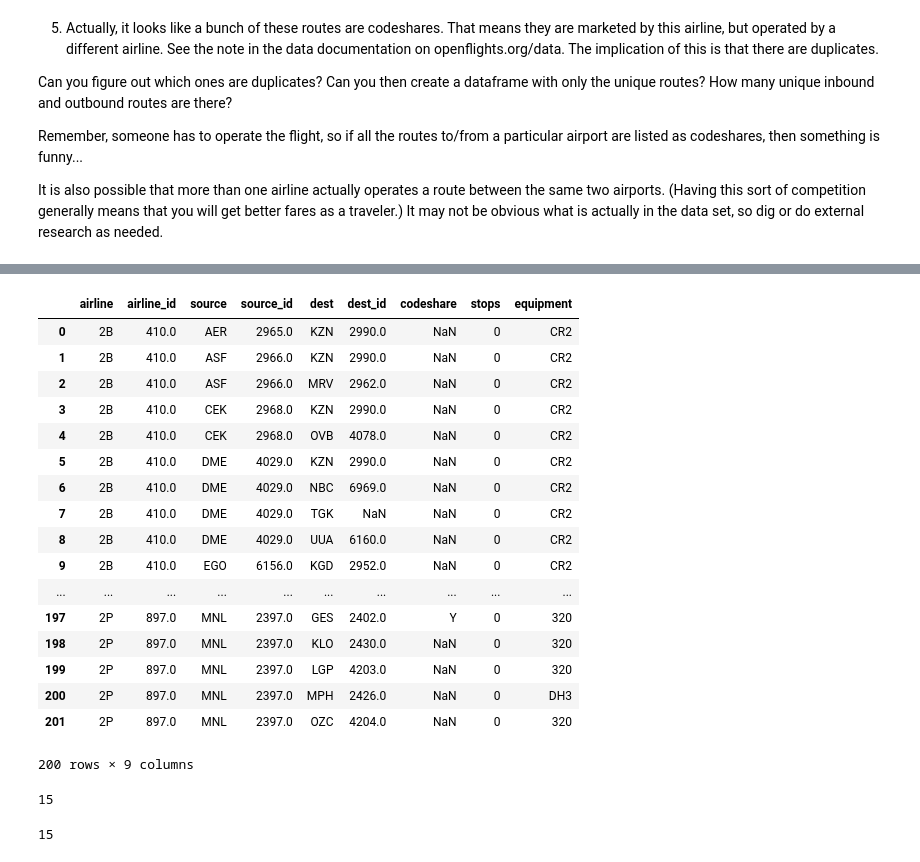
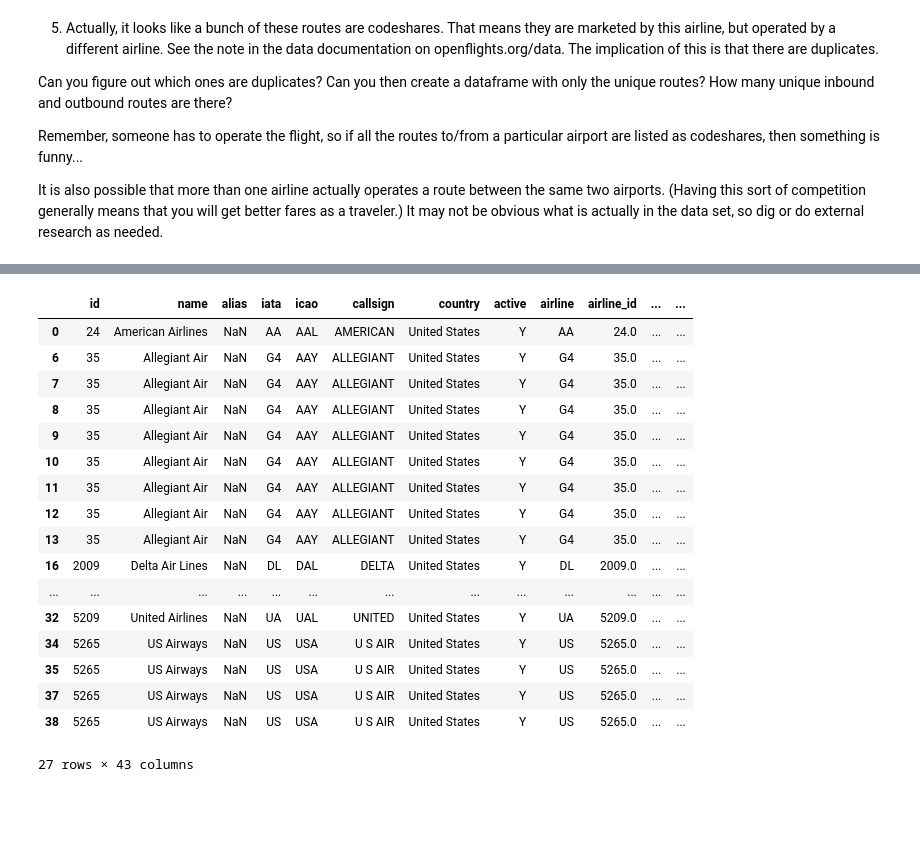
Before and after one commit to hisham32/ce599, a Jupyter notebook: 07-Data Wrangling/open-flights.ipynb, the cells around one changed output, grey strips where cells are left out. Cells and saved outputs as stored; diff of their text form; code cells hidden in the pictures; blank space fills up the shorter version.

```diff
--- a/07-Data Wrangling/open-flights.ipynb
+++ b/07-Data Wrangling/open-flights.ipynb
@@ -114,6 +169,6 @@ rin
 
 How many routes does each airline have?  The value_counts() method may be useful for answering this question.
 # %%
-rlines = pd.merge(airlines, rlex, left_on='id', right_on='airline_id')
+rlines = pd.merge(airlines, lex_routes, left_on='id', right_on='airline_id')
 rlines
 # %% [output]
@@ -214,44 +250,22 @@ rports
 # %%
-uniques = routes.drop_duplicates(['source', 'dest', 'codeshare'])
-uniques[:200]
+uniques=rlines[(~rlines.duplicated(subset=['source','dest'], keep=False)) | (rlines['codeshare'].isnull())]
+uniques
 # %% [output]
-|  | airline | airline_id | source | source_id | dest | dest_id | codeshare | stops | equipment |
-| 0 | 2B | 410.0 | AER | 2965.0 | KZN | 2990.0 | NaN | 0 | CR2 |
-| 1 | 2B | 410.0 | ASF | 2966.0 | KZN | 2990.0 | NaN | 0 | CR2 |
-| 2 | 2B | 410.0 | ASF | 2966.0 | MRV | 2962.0 | NaN | 0 | CR2 |
-| 3 | 2B | 410.0 | CEK | 2968.0 | KZN | 2990.0 | NaN | 0 | CR2 |
-| 4 | 2B | 410.0 | CEK | 2968.0 | OVB | 4078.0 | NaN | 0 | CR2 |
-| 5 | 2B | 410.0 | DME | 4029.0 | KZN | 2990.0 | NaN | 0 | CR2 |
-| 6 | 2B | 410.0 | DME | 4029.0 | NBC | 6969.0 | NaN | 0 | CR2 |
-| 7 | 2B | 410.0 | DME | 4029.0 | TGK | NaN | NaN | 0 | CR2 |
-| 8 | 2B | 410.0 | DME | 4029.0 | UUA | 6160.0 | NaN | 0 | CR2 |
-| 9 | 2B | 410.0 | EGO | 6156.0 | KGD | 2952.0 | NaN | 0 | CR2 |
-| ... | ... | ... | ... | ... | ... | ... | ... | ... | ... |
-| 197 | 2P | 897.0 | MNL | 2397.0 | GES | 2402.0 | Y | 0 | 320 |
-| 198 | 2P | 897.0 | MNL | 2397.0 | KLO | 2430.0 | NaN | 0 | 320 |
-| 199 | 2P | 897.0 | MNL | 2397.0 | LGP | 4203.0 | NaN | 0 | 320 |
-| 200 | 2P | 897.0 | MNL | 2397.0 | MPH | 2426.0 | NaN | 0 | DH3 |
-| 201 | 2P | 897.0 | MNL | 2397.0 | OZC | 4204.0 | NaN | 0 | 320 |
+|  | id | name | alias | iata | icao | callsign | country | active | airline | airline_id | ... | ... |
+| 0 | 24 | American Airlines | NaN | AA | AAL | AMERICAN | United States | Y | AA | 24.0 | ... | ... |
+| 6 | 35 | Allegiant Air | NaN | G4 | AAY | ALLEGIANT | United States | Y | G4 | 35.0 | ... | ... |
+| 7 | 35 | Allegiant Air | NaN | G4 | AAY | ALLEGIANT | United States | Y | G4 | 35.0 | ... | ... |
+| 8 | 35 | Allegiant Air | NaN | G4 | AAY | ALLEGIANT | United States | Y | G4 | 35.0 | ... | ... |
+| 9 | 35 | Allegiant Air | NaN | G4 | AAY | ALLEGIANT | United States | Y | G4 | 35.0 | ... | ... |
+| 10 | 35 | Allegiant Air | NaN | G4 | AAY | ALLEGIANT | United States | Y | G4 | 35.0 | ... | ... |
+| 11 | 35 | Allegiant Air | NaN | G4 | AAY | ALLEGIANT | United States | Y | G4 | 35.0 | ... | ... |
+| 12 | 35 | Allegiant Air | NaN | G4 | AAY | ALLEGIANT | United States | Y | G4 | 35.0 | ... | ... |
+| 13 | 35 | Allegiant Air | NaN | G4 | AAY | ALLEGIANT | United States | Y | G4 | 35.0 | ... | ... |
+| 16 | 2009 | Delta Air Lines | NaN | DL | DAL | DELTA | United States | Y | DL | 2009.0 | ... | ... |
+| ... | ... | ... | ... | ... | ... | ... | ... | ... | ... | ... | ... | ... |
+| 32 | 5209 | United Airlines | NaN | UA | UAL | UNITED | United States | Y | UA | 5209.0 | ... | ... |
+| 34 | 5265 | US Airways | NaN | US | USA | U S AIR | United States | Y | US | 5265.0 | ... | ... |
+| 35 | 5265 | US Airways | NaN | US | USA | U S AIR | United States | Y | US | 5265.0 | ... | ... |
+| 37 | 5265 | US Airways | NaN | US | USA | U S AIR | United States | Y | US | 5265.0 | ... | ... |
+| 38 | 5265 | US Airways | NaN | US | USA | U S AIR | United States | Y | US | 5265.0 | ... | ... |
-200 rows × 9 columns
+27 rows × 43 columns
-# %%
-uniq_outbound = uniques['source'].value_counts()
-uniq_outbound
-uniq_inbound = uniques['dest'].value_counts()
-uniq_inbound
-outlex = uniques['source'].str.count('LEX').sum()
-outlex
-intlex = uniques['dest'].str.count('LEX').sum()
-intlex
-rlexout=rports['source'].str.count('LEX').sum()
-rlexout
-rlexin=rports['dest'].str.count('LEX').sum()
-rlexin
-# %% [output]
-15
-# %%
-rlexout=rports['source'].str.count('LEX').sum()
-rlexout
-rlexin=rports['dest'].str.count('LEX').sum()
-rlexin
-# %% [output]
-15
```
Also changed, not shown: parts of 11 cells of this notebook, 14 other files.
